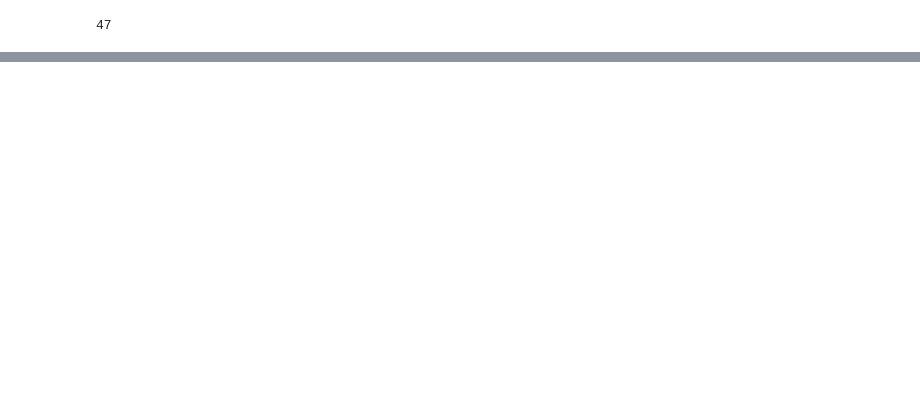
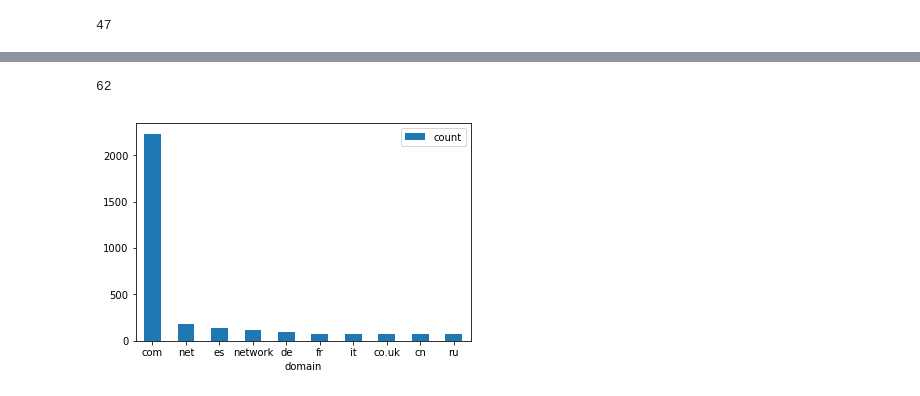
Before and after one commit to mozilla/Overscripted-Data-Analysis-Challenge, a Jupyter notebook: analyses/2019_03_soumya_analysis_outreachy/2019_03_soumya_TlD_analysis/Canvas Fingerprinting TLD.ipynb, the cells around one changed output, grey strips where cells are left out. Cells and saved outputs as stored; diff of their text form; code cells hidden in the pictures; blank space fills up the shorter version.

Commit message:
location_analysis_TLD_fingerprinting

```diff
--- a/analyses/2019_03_soumya_analysis_outreachy/2019_03_soumya_TlD_analysis/Canvas Fingerprinting TLD.ipynb
+++ b/analyses/2019_03_soumya_analysis_outreachy/2019_03_soumya_TlD_analysis/Canvas Fingerprinting TLD.ipynb
@@ -208,0 +203,3 @@ canvas_fp_urls
+# %%
+location=locs.compute()
+location[0:10]
@@ -224,0 +236,7 @@ len(canvas_fp_urls)
+# %%
+opsuffix_locs=[]
+opurls_locs=[]
+for i in range(len(locs)):
+    opurls_locs.append(tldextract.extract(location[i]))
+    opsuffix_locs.append(opurls_locs[i].suffix)
+print(opsuffix_locs[0:20])
@@ -227,6 +247,6 @@ len(canvas_fp_urls)
 # %%
 import collections
 for i in range(len(opsuffix)):
-    counter=collections.Counter(opsuffix)
-print(counter)
+    counter_script_url=collections.Counter(opsuffix)
+print(counter_script_url)
 # %% [output]
@@ -243,0 +276,4 @@ ax = dfplot.plot.bar(x='domain', y='count', rot=0)
+# %%
+for i in range(len(locs)):
+    counter_location=collections.Counter(opsuffix_locs)
+print(counter_location)
@@ -243,0 +306,16 @@ ax = dfplot.plot.bar(x='domain', y='count', rot=0)
+# %%
+len(counter_location)
+# %% [output]
+62
+# %%
+# Arange in descending order
+c=Counter(counter_location)
+counter_location=dict(c.most_common())
+#Convert to list for plotting
+domain=list(counter_location.keys())
+count=list(counter_location.values())
+
+dfplot = pd.DataFrame({'domain':domain[0:10], 'count':count[0:10]})
+ax = dfplot.plot.bar(x='domain', y='count', rot=0)
+# %% [output]
+[figure, added]
```
Also changed, not shown: parts of 19 cells of this notebook, 2 other files.
